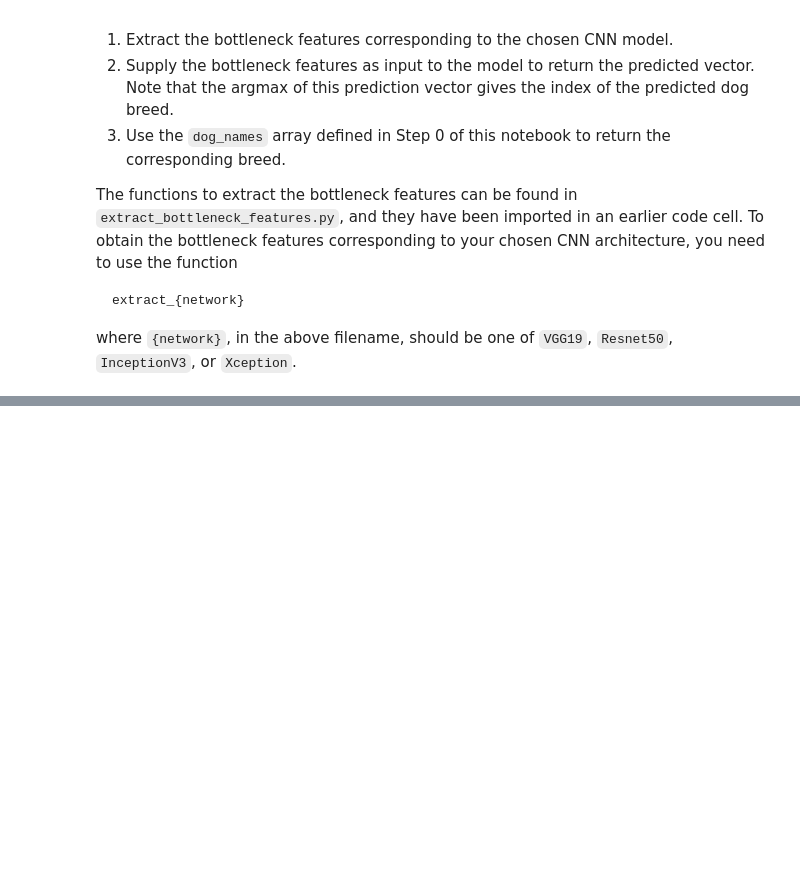
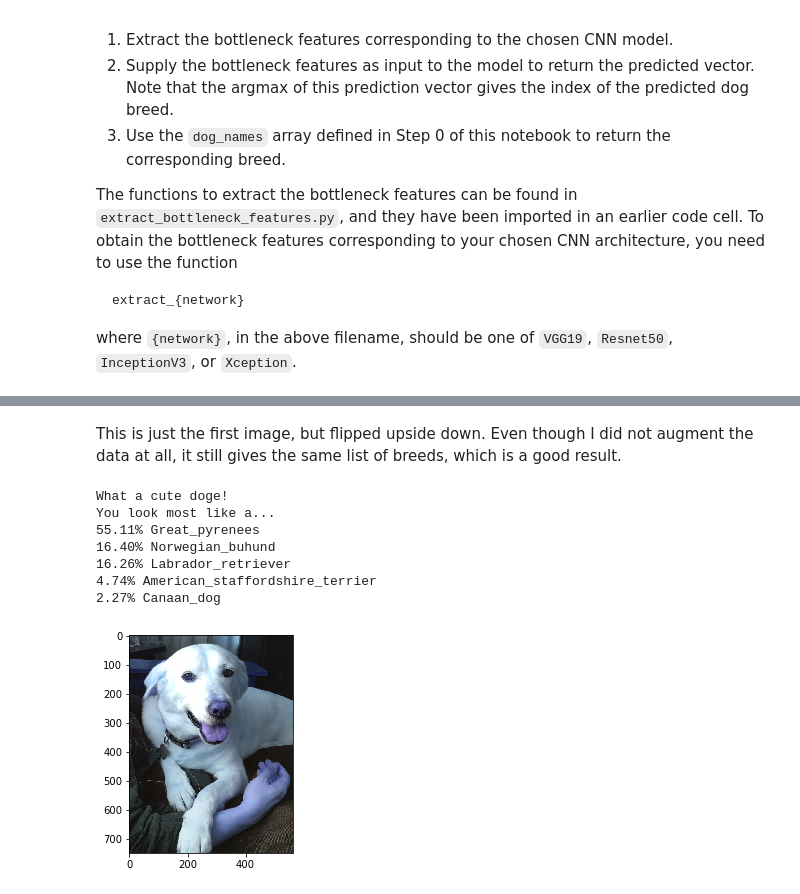
Before and after one commit to erk52/dog-project, a Jupyter notebook: dog_app.ipynb, the cells around one changed output, grey strips where cells are left out. Cells and saved outputs as stored; diff of their text form; code cells hidden in the pictures; blank space fills up the shorter version.

```diff
--- a/dog_app.ipynb
+++ b/dog_app.ipynb
@@ -668,0 +817,13 @@ xcept.final_predictor("Mollie1.JPG")
+# %% [markdown]
+This is just the first image, but flipped upside down.  Even though I did not augment the data at all, it still gives the same list of breeds, which is a good result.
+# %%
+my_algorithm("Gracie.JPG")
+# %% [output]
+What a cute doge!
+You look most like a...
+55.11% Great_pyrenees
+16.40% Norwegian_buhund
+16.26% Labrador_retriever
+4.74% American_staffordshire_terrier
+2.27% Canaan_dog
+[figure, added]
```
Also changed, not shown: parts of 33 cells of this notebook, 5 other files.
